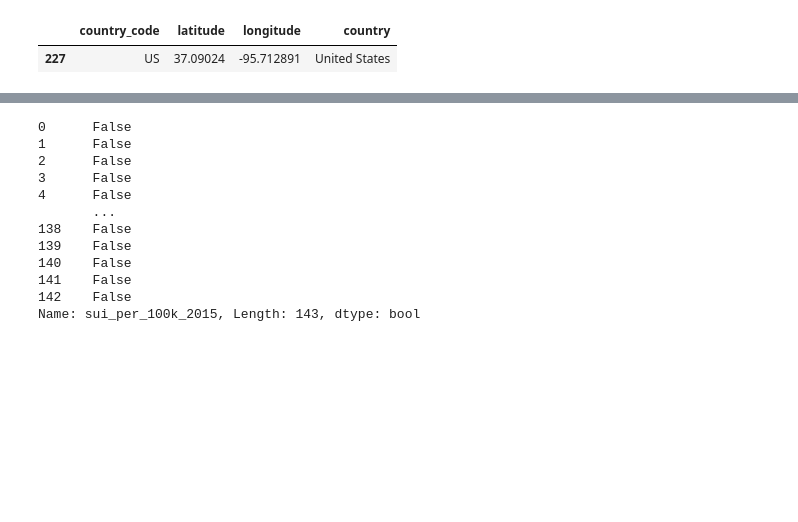
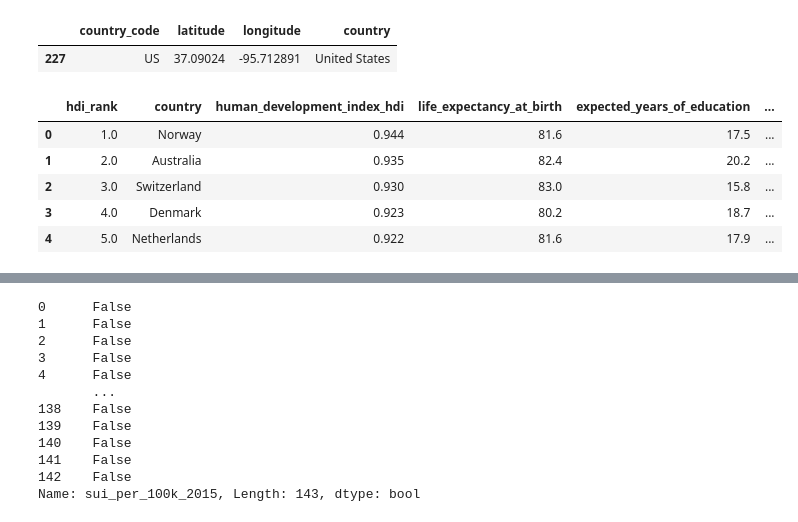
Before and after one commit to lake-walker/project_2, a Jupyter notebook: data_cleaning.ipynb, the cells around one changed output, grey strips where cells are left out. Drawn from its saved outputs; the diff is of its cells as text; code cells hidden in the pictures; blank space fills up the shorter version.

Commit message:
added more data and rebuilt bubble chart

```diff
--- a/data_cleaning.ipynb
+++ b/data_cleaning.ipynb
@@ -229,3 +229,18 @@ coordinate_data[coordinate_data['country'] == 'United States']
 # %% [output]
 |  | country_code | latitude | longitude | country |
 | 227 | US | 37.09024 | -95.712891 | United States |
+# %%
+# bringing in more data to make visualizations more robust
+hdi_data = pd.read_csv('human_development.csv')
+hdi_data.columns = map(str.lower, hdi_data.columns)
+hdi_data.columns = hdi_data.columns.str.replace(' ','_')
+hdi_data.columns = hdi_data.columns.str.replace('(','')
+hdi_data.columns = hdi_data.columns.str.replace(')','')
+hdi_data.head()
+# %% [output]
+|  | hdi_rank | country | human_development_index_hdi | life_expectancy_at_birth | expected_years_of_education | ... |
+| 0 | 1.0 | Norway | 0.944 | 81.6 | 17.5 | ... |
+| 1 | 2.0 | Australia | 0.935 | 82.4 | 20.2 | ... |
+| 2 | 3.0 | Switzerland | 0.930 | 83.0 | 15.8 | ... |
+| 3 | 4.0 | Denmark | 0.923 | 80.2 | 18.7 | ... |
+| 4 | 5.0 | Netherlands | 0.922 | 81.6 | 17.9 | ... |
```
Also changed, not shown: parts of 4 cells of this notebook, 4 other files.
